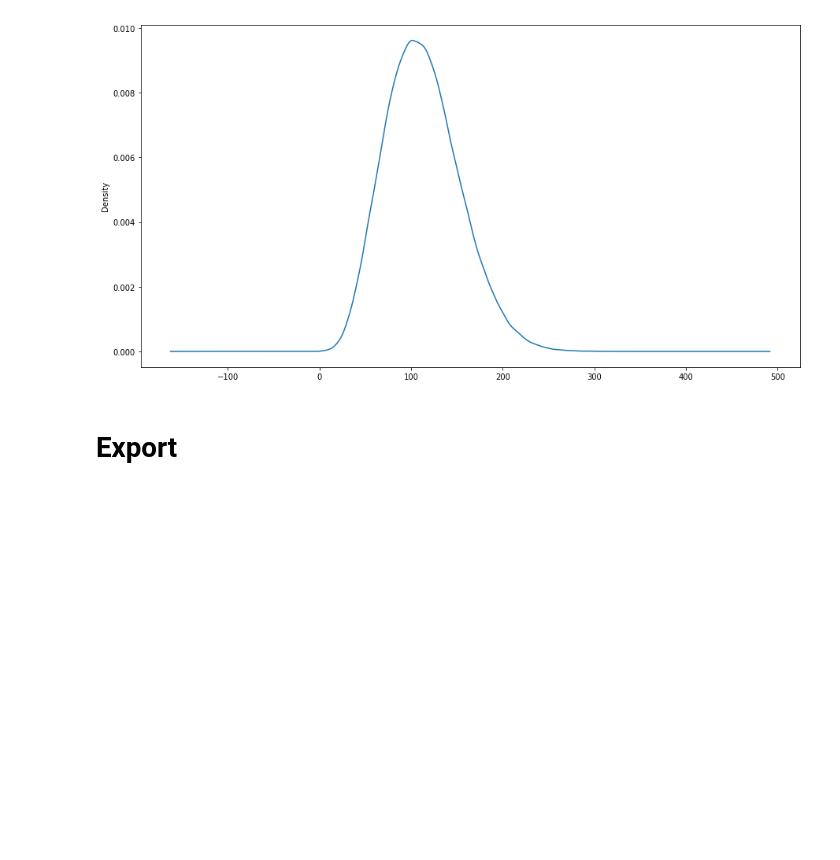
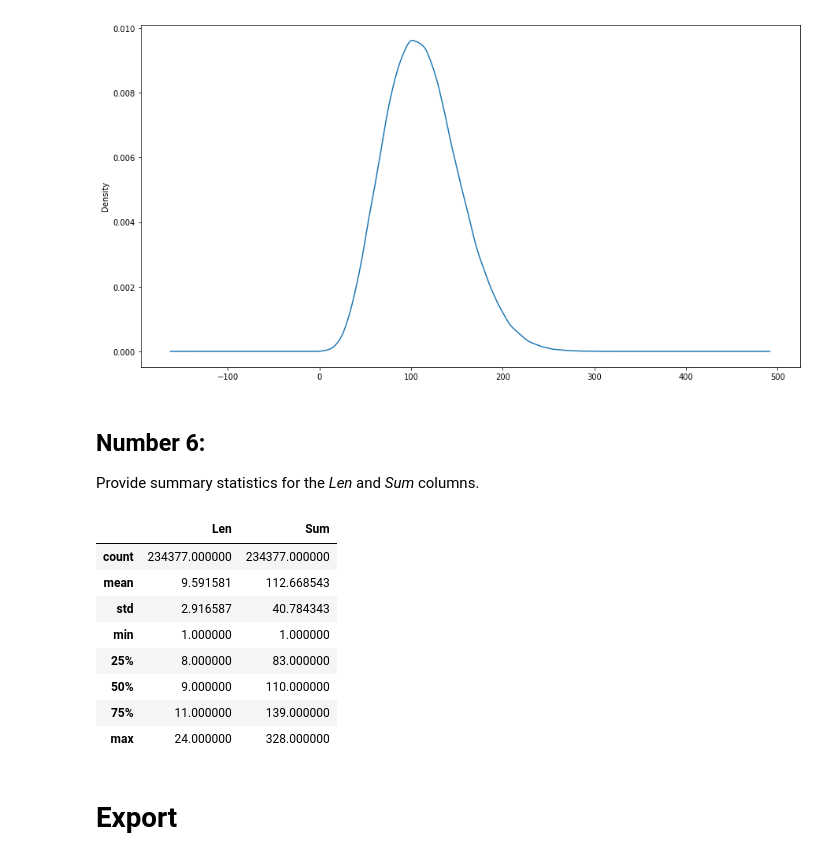
Before and after one commit to JIVJGFJZKF/get_words_100, a Jupyter notebook: get_words_100.ipynb, the cells around one changed output. Cells and saved outputs as stored; diff of their text form; code cells hidden in the pictures; blank space fills up the shorter version.

Commit message:
Include summary statistics.

```diff
--- a/get_words_100.ipynb
+++ b/get_words_100.ipynb
@@ -179,6 +178,21 @@ ax = df_words['Len'].plot.kde(bw_method=1,figsize=(15,8))
 ax = df_words['Sum'].plot.kde(figsize=(15,8))
 # %% [output]
 [figure]
+# %% [markdown]
+## Number 6:
+Provide summary statistics for the _Len_ and _Sum_ columns.
+# %%
+df_words.describe()
+# %% [output]
+|  | Len | Sum |
+| count | 234377.000000 | 234377.000000 |
+| mean | 9.591581 | 112.668543 |
+| std | 2.916587 | 40.784343 |
+| min | 1.000000 | 1.000000 |
+| 25% | 8.000000 | 83.000000 |
+| 50% | 9.000000 | 110.000000 |
+| 75% | 11.000000 | 139.000000 |
+| max | 24.000000 | 328.000000 |
 # %% [markdown]
 # Export
 # %%
```
Also changed, not shown: parts of 5 cells of this notebook.
